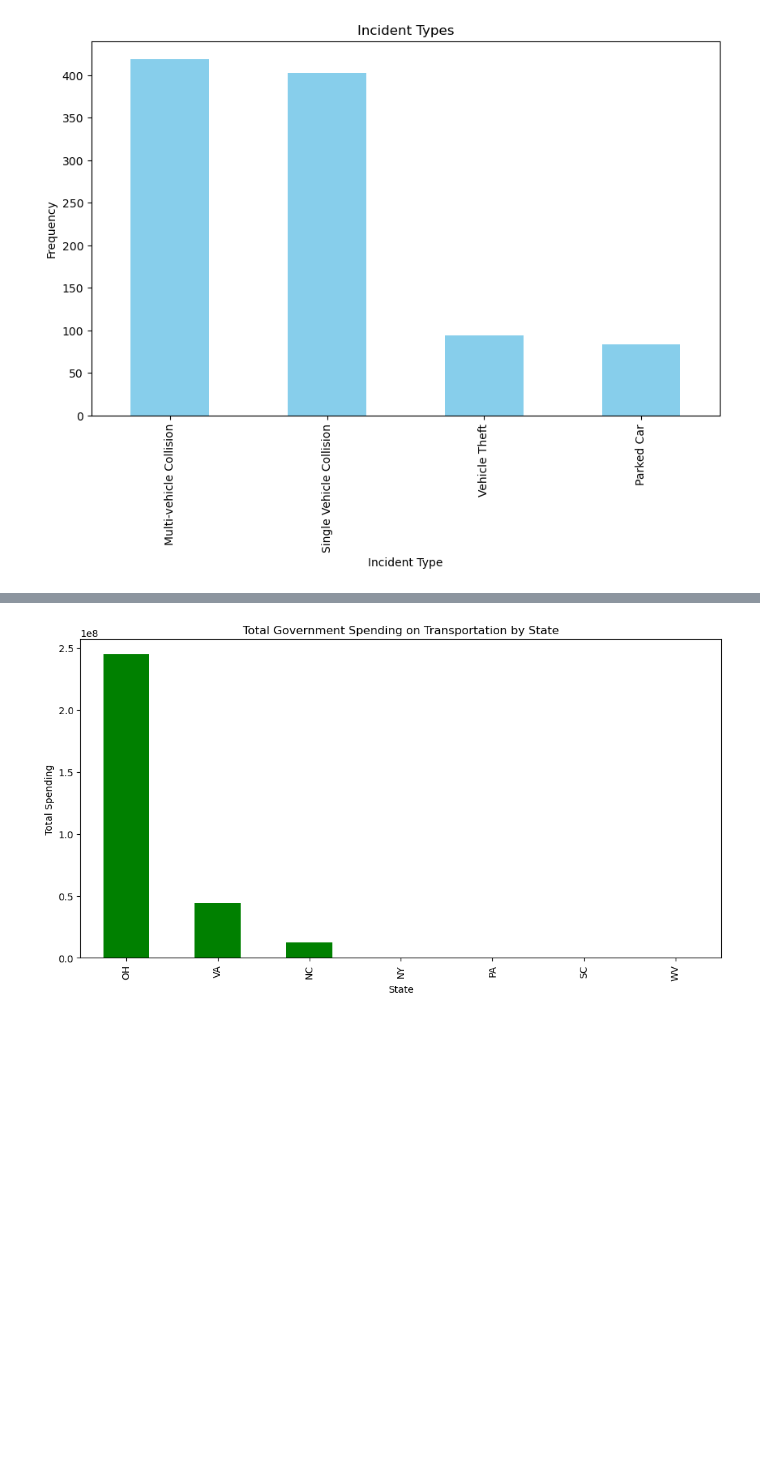
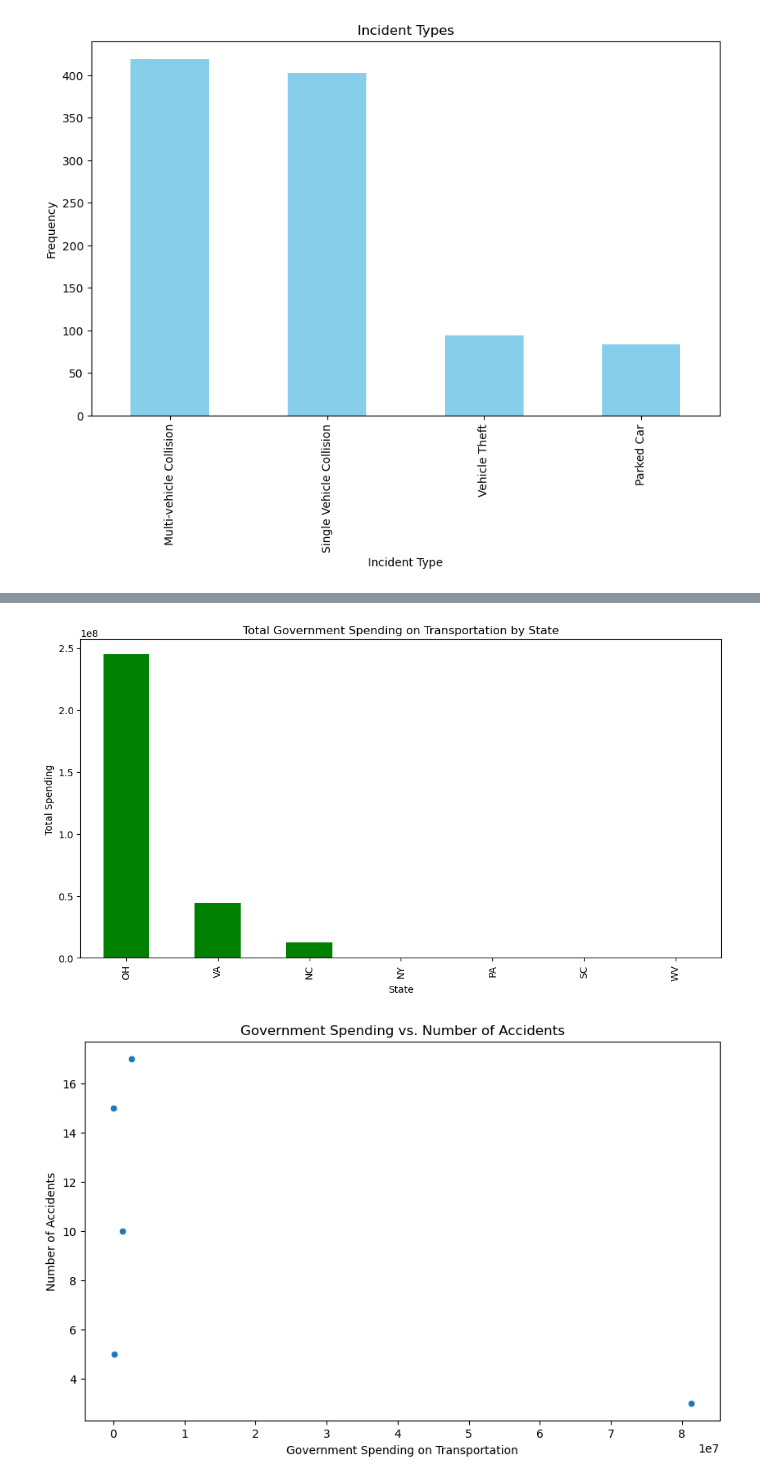
Before and after one commit to maceoCK/CMDA_Comp_Fall_2023, a Jupyter notebook: CarClaims/vehicle.ipynb, the cells around one changed output, grey strips where cells are left out. Drawn from its saved outputs; the diff is of its cells as text; code cells hidden in the pictures; blank space fills up the shorter version.

Commit message:
added more graphs

```diff
--- a/CarClaims/vehicle.ipynb
+++ b/CarClaims/vehicle.ipynb
@@ -160,32 +160,61 @@ merged_data = pd.merge(accidents_data, spending_data, on=['incident_state', 'inc
 # Visualization 1: Scatter Plot of Accidents per Capita vs. Spending per Capita
 plt.figure(figsize=(10, 6))
 
 merged_data['Accidents Per Capita'] = (merged_data['Number_Of_Occurrences'] / merged_data['Population'])
-merged_data['Spending Per Capita'] = merged_data['Govt Spending on Transportation'] / merged_data['Population']
+merged_data['Spending Per Capita'] = merged_data['Local Govt Spending on Transportation'] / merged_data['Population']
 sns.scatterplot(x='Accidents Per Capita', y='Spending Per Capita', data=merged_data)
 plt.title('Accidents per Capita vs. Spending per Capita')
 plt.xlabel('Accidents Per Capita')
 plt.ylabel('Spending Per Capita')
 plt.show()
 
 # Visualization 2: Bar Chart of Accidents by State
 plt.figure(figsize=(12, 6))
 state_accidents = merged_data.groupby('incident_state')['Number_Of_Occurrences'].sum().sort_values(ascending=False)
 state_accidents.plot(kind='bar', color='skyblue')
 plt.title('Total Accidents by State')
 plt.xlabel('State')
 plt.ylabel('Total Accidents')
 plt.show()
 
 # Visualization 3: Bar Chart of Spending by State
 plt.figure(figsize=(12, 6))
-state_spending = merged_data.groupby('incident_state')['Govt Spending on Transportation'].sum().sort_values(ascending=False)
+state_spending = merged_data.groupby('incident_state')['Local Govt Spending on Transportation'].sum().sort_values(ascending=False)
 state_spending.plot(kind='bar', color='green')
 plt.title('Total Government Spending on Transportation by State')
 plt.xlabel('State')
 plt.ylabel('Total Spending')
 plt.show()
+
+plt.figure(figsize=(10, 6))
+sns.scatterplot(x='Local Govt Spending on Transportation', y='Number_Of_Occurrences', data=merged_data)
+plt.title('Government Spending vs. Number of Accidents')
+plt.xlabel('Government Spending on Transportation')
+plt.ylabel('Number of Accidents')
+plt.show()
+
+plt.figure(figsize=(12, 8))
+sns.boxplot(x='incident_type', y='State Spending 2023 Data', data=merged_data)
+plt.title('Boxplot of State Spending 2023 Data by Incident Type')
+plt.xlabel('Incident Type')
+plt.ylabel('State Spending 2023 Data')
+plt.show()
+
+plt.figure(figsize=(12, 6))
+state_population = merged_data.groupby('incident_state')['State Population'].mean().sort_values(ascending=False)
+state_population.plot(kind='bar', color='orange')
+plt.title('Average State Population')
+plt.xlabel('State')
+plt.ylabel('Average Population')
+plt.show()
+
+correlation_matrix = merged_data[['Number_Of_Occurrences', 'Population', 'Local Govt Spending on Transportation', 'State Spending 2023 Data', 'State Population']].corr()
+plt.figure(figsize=(12, 8))
+sns.heatmap(correlation_matrix, annot=True, cmap='coolwarm', fmt=".2f")
+plt.title('Correlation Matrix')
+plt.show()
 # %% [output]
 [figure]
 [figure]
 [figure]
+[figure, added]
```
Also changed, not shown: parts of 1 cell of this notebook, 1 other file.
